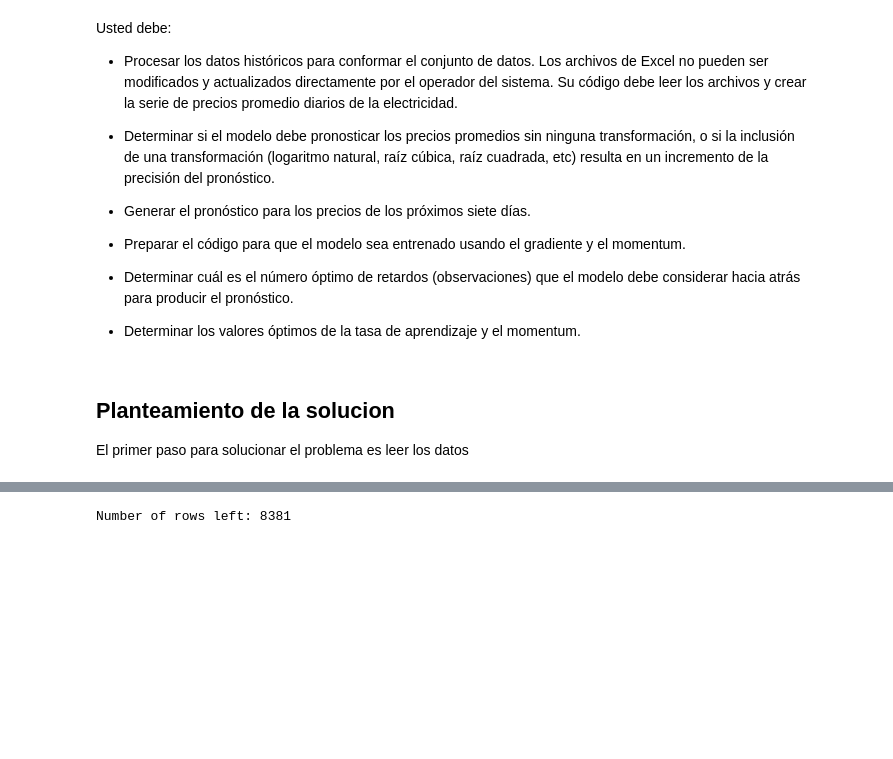
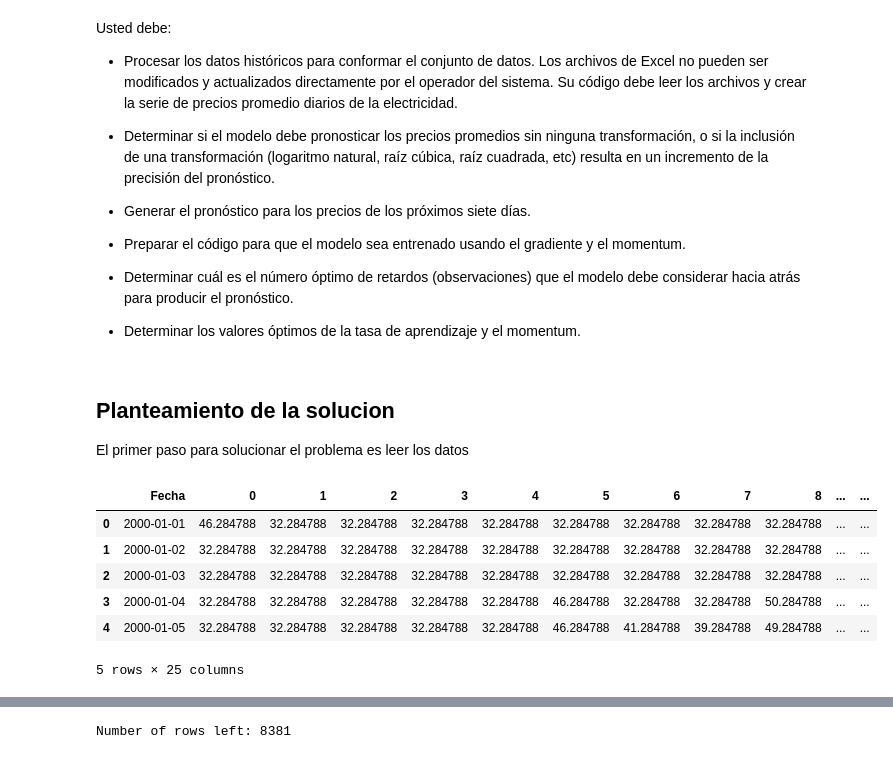
Before and after one commit to ann-2018-03/evaluacion-DavidChaMun, a Jupyter notebook: 01-precios.ipynb, the cells around one changed output, grey strips where cells are left out. Cells and saved outputs as stored; diff of their text form; code cells hidden in the pictures; blank space fills up the shorter version.

```diff
--- a/01-precios.ipynb
+++ b/01-precios.ipynb
@@ -59,6 +59,17 @@ def clean_data(data):
 data_path = "datos/precios/"
 filenames = os.listdir(data_path)
 filenames = [e for e in filenames if e[0] != '~']
+# %%
+file = pd.read_excel(data_path + filenames[5], header=2, usecols="A:Y")
+file.head()
+# %% [output]
+|  | Fecha | 0 | 1 | 2 | 3 | 4 | 5 | 6 | 7 | 8 | ... | ... |
+| 0 | 2000-01-01 | 46.284788 | 32.284788 | 32.284788 | 32.284788 | 32.284788 | 32.284788 | 32.284788 | 32.284788 | 32.284788 | ... | ... |
+| 1 | 2000-01-02 | 32.284788 | 32.284788 | 32.284788 | 32.284788 | 32.284788 | 32.284788 | 32.284788 | 32.284788 | 32.284788 | ... | ... |
+| 2 | 2000-01-03 | 32.284788 | 32.284788 | 32.284788 | 32.284788 | 32.284788 | 32.284788 | 32.284788 | 32.284788 | 32.284788 | ... | ... |
+| 3 | 2000-01-04 | 32.284788 | 32.284788 | 32.284788 | 32.284788 | 32.284788 | 46.284788 | 32.284788 | 32.284788 | 50.284788 | ... | ... |
+| 4 | 2000-01-05 | 32.284788 | 32.284788 | 32.284788 | 32.284788 | 32.284788 | 46.284788 | 41.284788 | 39.284788 | 49.284788 | ... | ... |
+5 rows × 25 columns
 # %%
 """
     In this step data is loaded, cleaned and appended, nans still remain,
```
Also changed, not shown: parts of 6 cells of this notebook, 2 other files.
